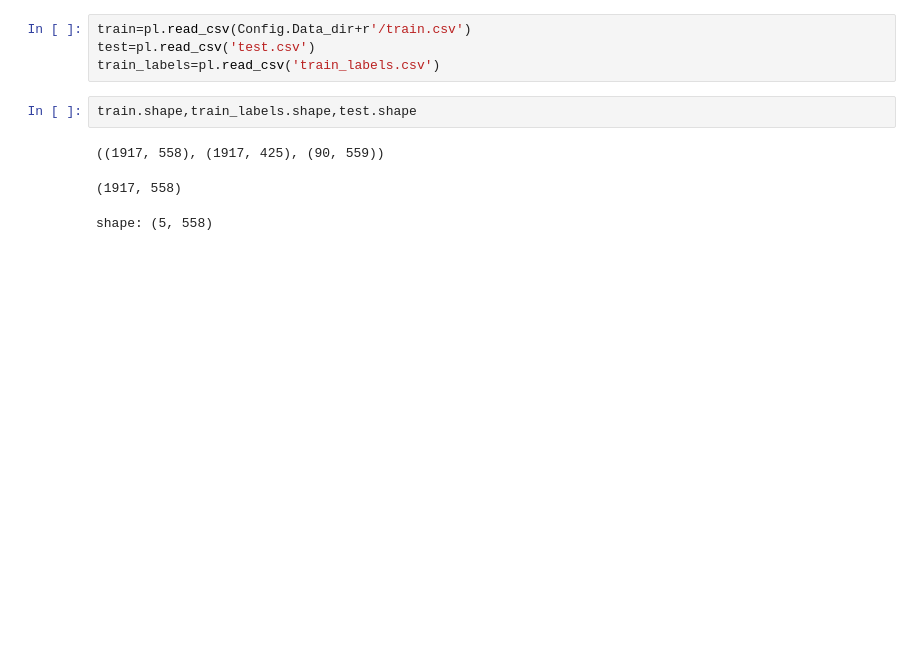
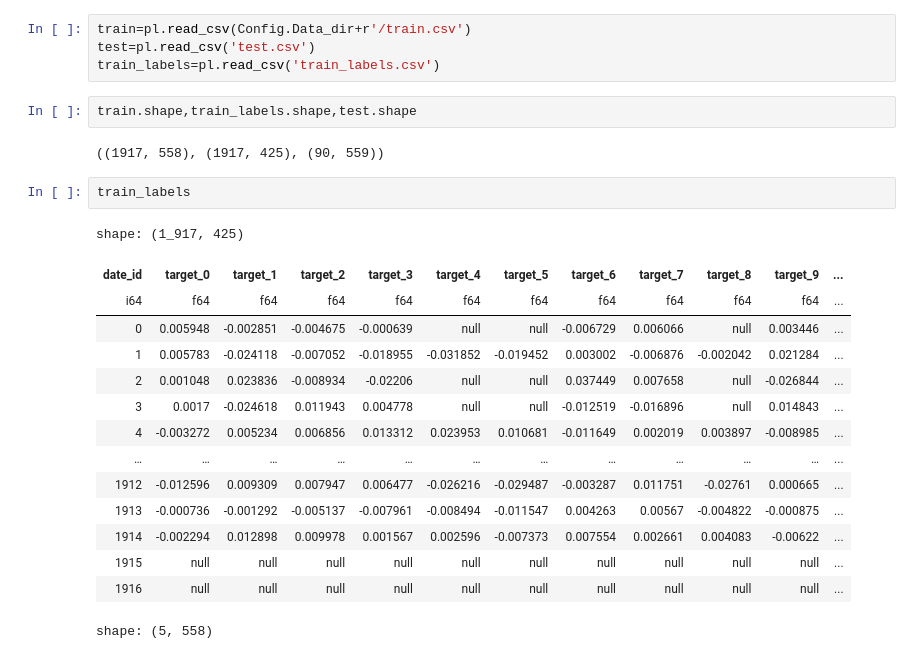
Before and after one commit to Waitmeplea/dl_learning, a Jupyter notebook: kaggle/mitsui/mitsui-commodity-prediction-challenge/first.ipynb, the cells around one changed output. Drawn from its saved outputs; the diff is of its cells as text; blank space fills up the shorter version.

```diff
--- a/kaggle/mitsui/mitsui-commodity-prediction-challenge/first.ipynb
+++ b/kaggle/mitsui/mitsui-commodity-prediction-challenge/first.ipynb
@@ -23,8 +78,22 @@ train.shape,train_labels.shape,test.shape
 # %% [output]
 ((1917, 558), (1917, 425), (90, 559))
 # %%
+train_labels
 # %% [output]
-(1917, 558)
+shape: (1_917, 425)
+| date_id | target_0 | target_1 | target_2 | target_3 | target_4 | target_5 | target_6 | target_7 | target_8 | target_9 | ... |
+| i64 | f64 | f64 | f64 | f64 | f64 | f64 | f64 | f64 | f64 | f64 | ... |
+| 0 | 0.005948 | -0.002851 | -0.004675 | -0.000639 | null | null | -0.006729 | 0.006066 | null | 0.003446 | ... |
+| 1 | 0.005783 | -0.024118 | -0.007052 | -0.018955 | -0.031852 | -0.019452 | 0.003002 | -0.006876 | -0.002042 | 0.021284 | ... |
+| 2 | 0.001048 | 0.023836 | -0.008934 | -0.02206 | null | null | 0.037449 | 0.007658 | null | -0.026844 | ... |
+| 3 | 0.0017 | -0.024618 | 0.011943 | 0.004778 | null | null | -0.012519 | -0.016896 | null | 0.014843 | ... |
+| 4 | -0.003272 | 0.005234 | 0.006856 | 0.013312 | 0.023953 | 0.010681 | -0.011649 | 0.002019 | 0.003897 | -0.008985 | ... |
+| … | … | … | … | … | … | … | … | … | … | … | ... |
+| 1912 | -0.012596 | 0.009309 | 0.007947 | 0.006477 | -0.026216 | -0.029487 | -0.003287 | 0.011751 | -0.02761 | 0.000665 | ... |
+| 1913 | -0.000736 | -0.001292 | -0.005137 | -0.007961 | -0.008494 | -0.011547 | 0.004263 | 0.00567 | -0.004822 | -0.000875 | ... |
+| 1914 | -0.002294 | 0.012898 | 0.009978 | 0.001567 | 0.002596 | -0.007373 | 0.007554 | 0.002661 | 0.004083 | -0.00622 | ... |
+| 1915 | null | null | null | null | null | null | null | null | null | null | ... |
+| 1916 | null | null | null | null | null | null | null | null | null | null | ... |
 # %%
 # %% [output]
 shape: (5, 558)
```
Also changed, not shown: parts of 4 cells of this notebook, 2 other files.
